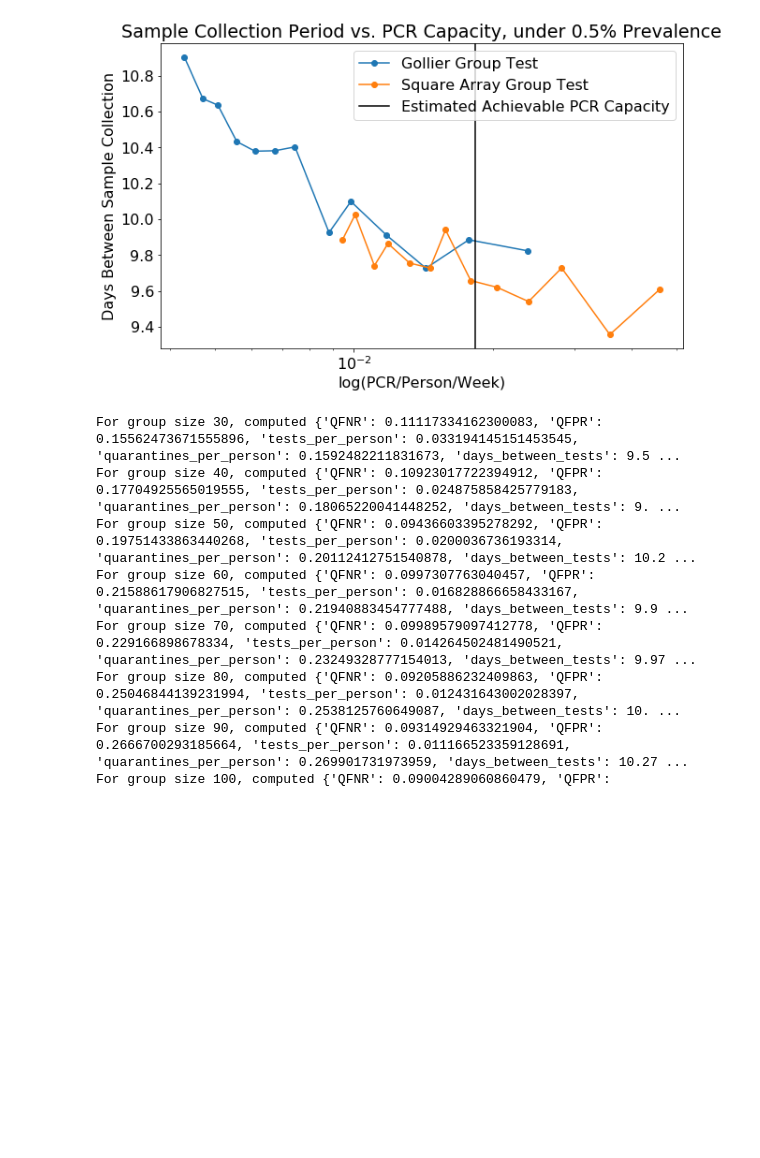
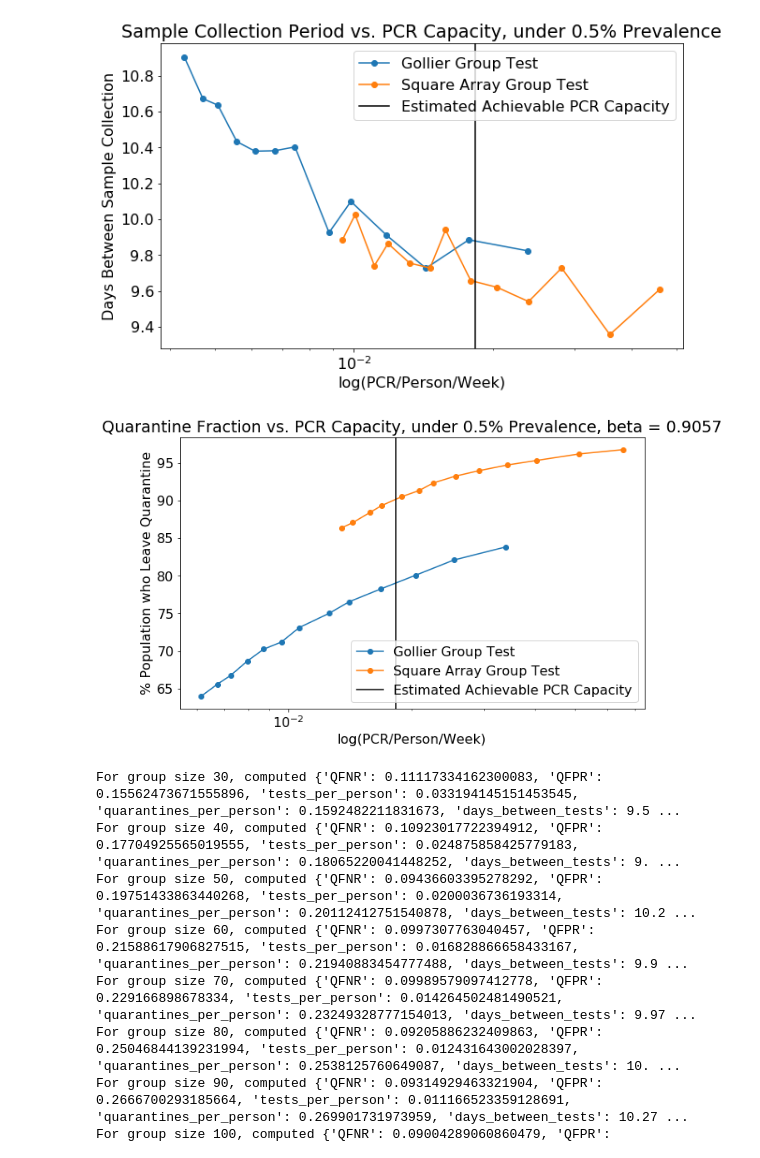
Before and after one commit to peter-i-frazier/group-testing, a Jupyter notebook: Static Simulations with US Household Distribution Prevalence 0.005.ipynb, the cells around one changed output. Saved outputs shown, nothing was run; the diff lists cells and outputs as text; code cells hidden in the pictures; blank space fills up the shorter version.

Commit message:
modify static simulation notebooks to depend on beta parameter

```diff
--- a/Static Simulations with US Household Distribution Prevalence 0.005.ipynb
+++ b/Static Simulations with US Household Distribution Prevalence 0.005.ipynb
@@ -217,6 +217,56 @@ plt.title("Sample Collection Period vs. PCR Capacity, under 0.5% Prevalence")
 plt.show()
 # %% [output]
 [figure]
+# %%
+from group_testing import MatrixGroupTest
+
+def recompute_with_beta(sim_outputs, beta):
+    for group_size in group_sizes:
+        QFNR = sim_outputs[group_size]['QFNR']
+        orig_days = sim_outputs[group_size]['days_between_tests']
+        orig_tests_per_person = sim_outputs[group_size]['tests_per_person_per_week']
+        tests_per_person = orig_tests_per_person * (orig_days / 7.0)
+        days_between_tests = frequency(QFNR, pop.non_quarantine_alpha, beta)
+        sim_outputs[group_size]['days_between_tests_beta_{:.4f}'.format(beta)] = days_between_tests
+        sim_outputs[group_size]['tests_per_person_per_week_beta_{:.4f}'.format(beta)] = \
+            tests_per_person / (days_between_tests / 7.0)
+
+
+beta = 0.5 ** (1/7)
+
+recompute_with_beta(sim_outputs_gollier, beta)
+recompute_with_beta(sim_outputs_matrix_swab_true, beta)
+# %%
+import matplotlib.pyplot as plt
+%matplotlib inline
+
+plt.rcParams.update({'font.size': 16})
+
+plt.figure(figsize=(10,6))
+
+def add_plot(sim, label, beta):
+    plt.plot([sim[group_size]['tests_per_person_per_week_beta_{:.4f}'.format(beta)] for group_size in group_sizes],
+             [100 * (1 - sim[group_size]['quarantines_per_person']) for group_size in group_sizes],
+             label=label, marker='o')
+
+add_plot(sim_outputs_gollier, "Gollier Group Test", beta)
+#add_plot(sim_outputs_matrix_swab_false, "Matrix Group Test, Test-level Errors")
+add_plot(sim_outputs_matrix_swab_true, "Square Array Group Test", beta)
+
+plt.axvline(tests_per_week_per_person_ub, label="Estimated Achievable PCR Capacity", color='black')
+
+
+plt.xlabel("log(PCR/Person/Week)")
+plt.xscale('log')
+
+plt.ylabel("% Population who Leave Quarantine")
+
+plt.legend(loc='best')
+
+plt.title("Quarantine Fraction vs. PCR Capacity, under 0.5% Prevalence, beta = {:.4f}".format(beta))
+plt.show()
+# %% [output]
+[figure, added]
 # %%
 group_sizes = list(range(30,121,10))
 nreps = 100
```
Also changed, not shown: 2 other files.
